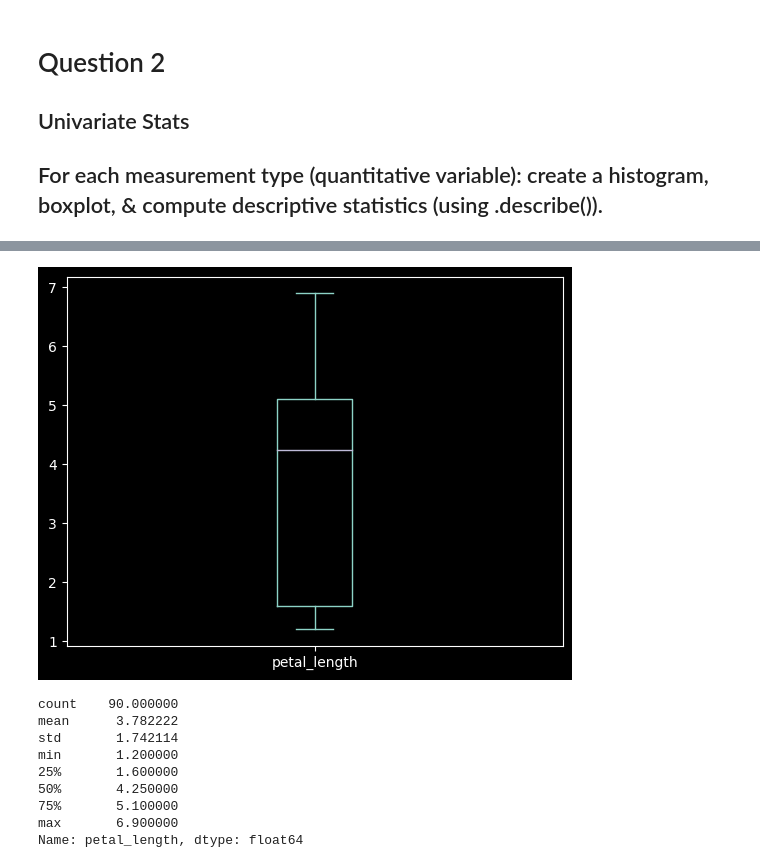
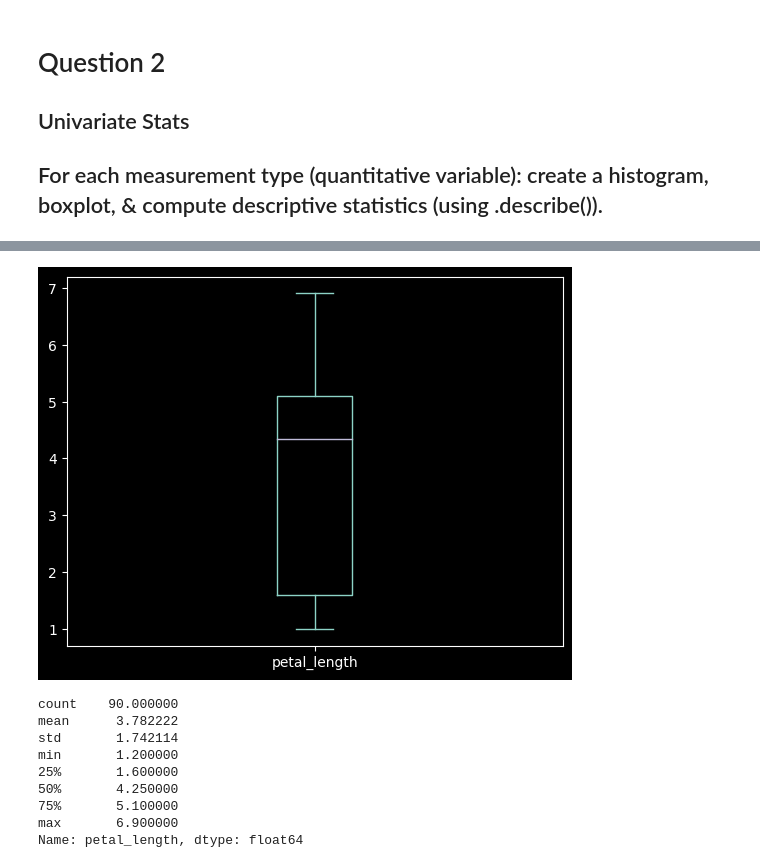
Before and after one commit to Ramiro-Lopez/classification-repo, a Jupyter notebook: classification_exercises.ipynb, the cells around one changed output, grey strips where cells are left out. Cells and saved outputs as stored; diff of their text form; code cells hidden in the pictures.

```diff
--- a/classification_exercises.ipynb
+++ b/classification_exercises.ipynb
@@ -1107,8 +1109,8 @@ plt.show()
 # %%
-train_iris.petal_length.plot.box()
+iris.petal_length.plot.box()
 plt.show()
 # %% [output]
-[figure, old version]
+[figure, new version]
 # %%
 train_iris.petal_length.describe()
 # %% [output]
```
Also changed, not shown: parts of 40 cells of this notebook.
